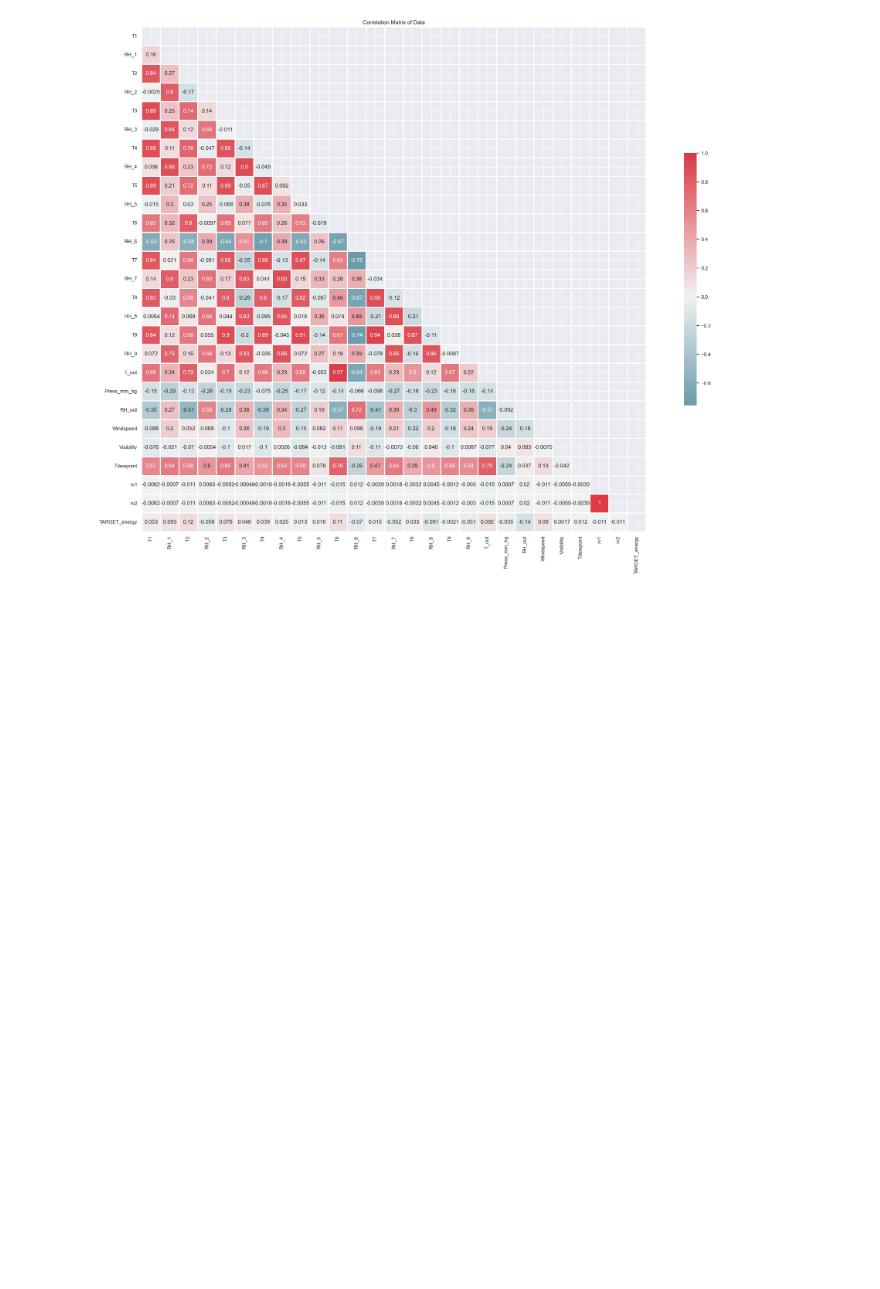
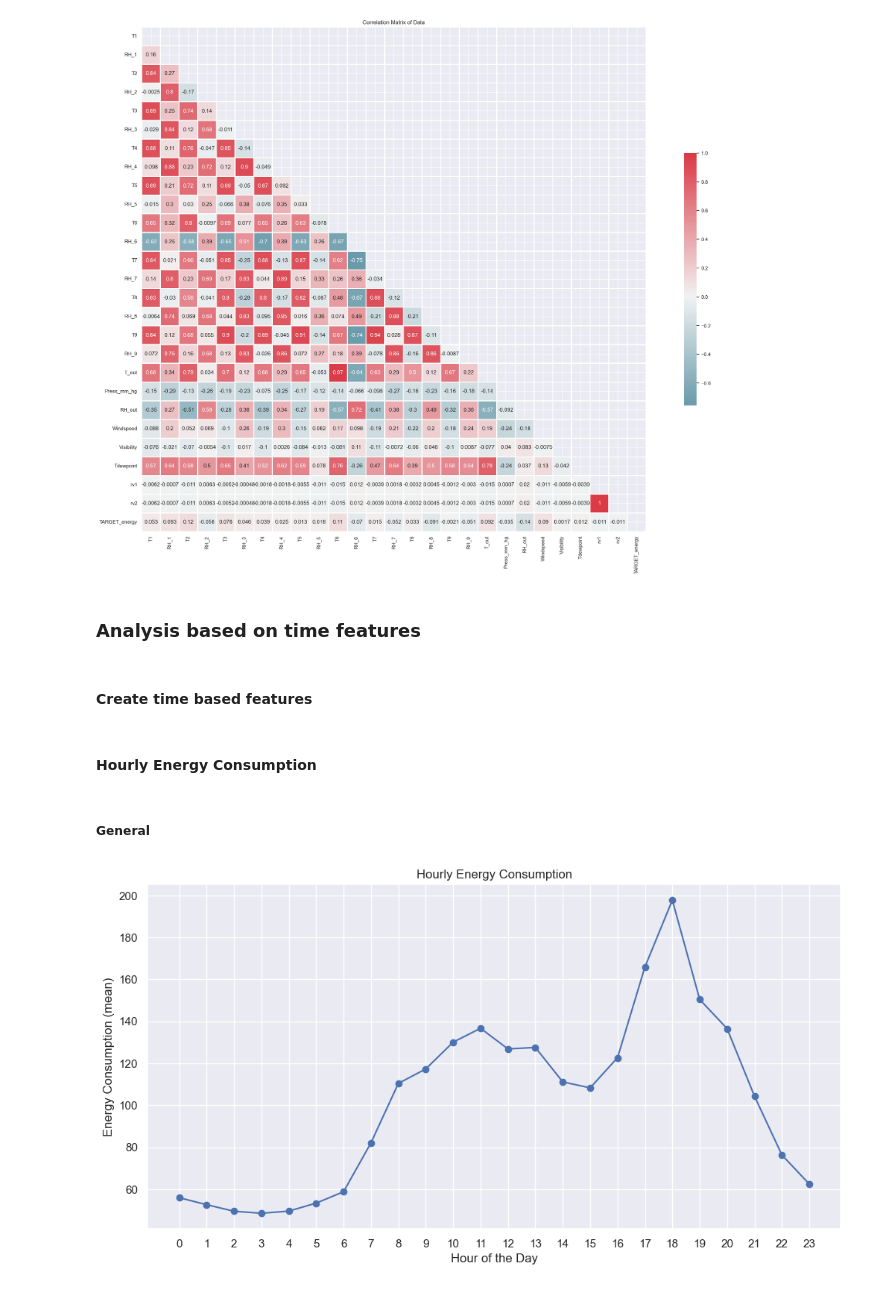
Before and after one commit to bitrao/Appliance-Energy-Use-Prediction, a Jupyter notebook: Energy-Used-Prediction.ipynb, the cells around one changed output. Drawn from its saved outputs; the diff is of its cells as text; code cells hidden in the pictures; blank space fills up the shorter version.

```diff
--- a/Energy-Used-Prediction.ipynb
+++ b/Energy-Used-Prediction.ipynb
@@ -114,3 +186,7 @@ ax.set_title('Correlation Matrix of Data')
 # %% [output]
 Text(0.5, 1.0, 'Correlation Matrix of Data')
 [figure]
+# %% [markdown]
+### Analysis based on time features
+# %% [markdown]
+#### Create time based features
@@ -116,0 +196,37 @@ Text(0.5, 1.0, 'Correlation Matrix of Data')
+# %%
+eda_df['month'] = eda_df['date'].dt.month
+eda_df['day_of_month'] = eda_df['date'].dt.day
+eda_df['hour'] = eda_df['date'].dt.hour
+eda_df['minute'] = eda_df['date'].dt.minute
+eda_df['day_of_year'] = eda_df['date'].dt.day_of_year
+
+# drop date
+# eda_df = eda_df.drop(columns=['date'], axis=1)
+# %%
+weeknums = [[0,1,2,3,4], [5,6]]
+
+# is_weekday with weekday=1 and weekend=0
+eda_df['is_weekday'] = [1 if i.dayofweek in weeknums[0] else 0 for i in eda_df['date']]
+# %%
+eda_df['is_daytime'] = [1 if i.hour < 24 and i.hour > 6 else 0 for i in eda_df['date']] # 1 if daytime, 0 if nighttime
+# %%
+# The day of the week with Monday=0 to Sunday=6.
+eda_df['weekday'] = [i.dayofweek for i in eda_df['date']]
+# %% [markdown]
+#### Hourly Energy Consumption
+# %% [markdown]
+##### General
+# %%
+hourly_avg_energy = eda_df.groupby('hour')['TARGET_energy'].mean()
+
+
+plt.figure(figsize=(12, 6))
+plt.plot(hourly_avg_energy.index, hourly_avg_energy.values, marker='o', linestyle='-')
+plt.title('Hourly Energy Consumption')
+plt.xlabel('Hour of the Day')
+plt.ylabel('Energy Consumption (mean)')
+plt.xticks(range(24))
+plt.grid(True)
+plt.show()
+# %% [output]
+[figure, added]
```
Also changed, not shown: parts of 81 cells of this notebook.
